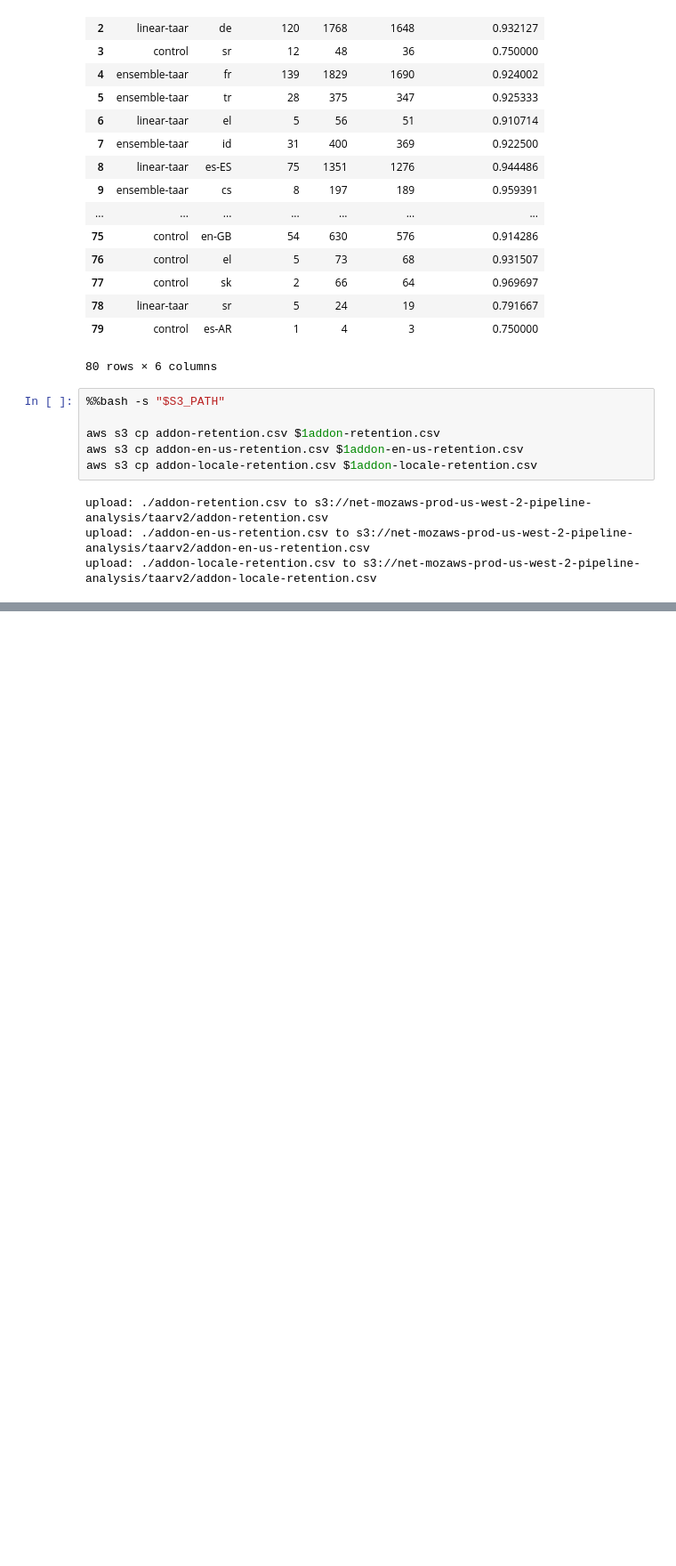
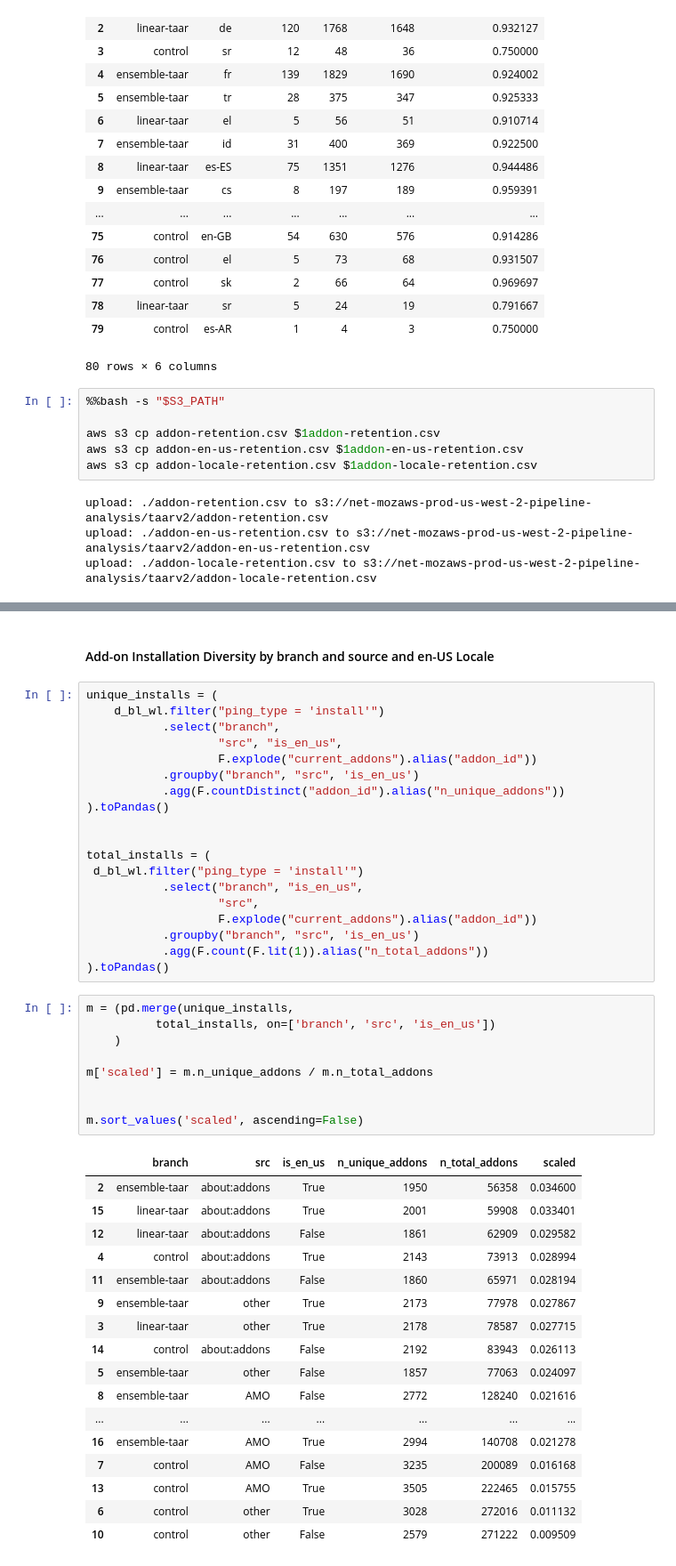
Before and after one commit to mozilla/taar, a Jupyter notebook: analysis/TAARExperimentV2Analysis.ipynb, the cells around one changed output, grey strips where cells are left out. Shown: that part at 89% size. Saved outputs shown, nothing was run; the diff lists cells and outputs as text; blank space fills up the shorter version.

```diff
--- a/analysis/TAARExperimentV2Analysis.ipynb
+++ b/analysis/TAARExperimentV2Analysis.ipynb
@@ -991,0 +1037,48 @@ upload: ./addon-locale-retention.csv to s3://net-mozaws-prod-us-west-2-pipeline-
+# %% [markdown]
+#### Add-on Installation Diversity by branch and source and en-US Locale
+# %%
+unique_installs = (
+    d_bl_wl.filter("ping_type = 'install'")
+           .select("branch",
+                   "src", "is_en_us",
+                   F.explode("current_addons").alias("addon_id"))
+           .groupby("branch", "src", 'is_en_us')
+           .agg(F.countDistinct("addon_id").alias("n_unique_addons"))
+).toPandas()
+
+
+total_installs = (
+ d_bl_wl.filter("ping_type = 'install'")
+           .select("branch", "is_en_us",
+                   "src",
+                   F.explode("current_addons").alias("addon_id"))
+           .groupby("branch", "src", 'is_en_us')
+           .agg(F.count(F.lit(1)).alias("n_total_addons"))
+).toPandas()
+# %%
+m = (pd.merge(unique_installs,
+          total_installs, on=['branch', 'src', 'is_en_us'])
+    )
+
+m['scaled'] = m.n_unique_addons / m.n_total_addons
+
+
+m.sort_values('scaled', ascending=False)
+# %% [output]
+|  | branch | src | is_en_us | n_unique_addons | n_total_addons | scaled |
+| 2 | ensemble-taar | about:addons | True | 1950 | 56358 | 0.034600 |
+| 15 | linear-taar | about:addons | True | 2001 | 59908 | 0.033401 |
+| 12 | linear-taar | about:addons | False | 1861 | 62909 | 0.029582 |
+| 4 | control | about:addons | True | 2143 | 73913 | 0.028994 |
+| 11 | ensemble-taar | about:addons | False | 1860 | 65971 | 0.028194 |
+| 9 | ensemble-taar | other | True | 2173 | 77978 | 0.027867 |
+| 3 | linear-taar | other | True | 2178 | 78587 | 0.027715 |
+| 14 | control | about:addons | False | 2192 | 83943 | 0.026113 |
+| 5 | ensemble-taar | other | False | 1857 | 77063 | 0.024097 |
+| 8 | ensemble-taar | AMO | False | 2772 | 128240 | 0.021616 |
+| ... | ... | ... | ... | ... | ... | ... |
+| 16 | ensemble-taar | AMO | True | 2994 | 140708 | 0.021278 |
+| 7 | control | AMO | False | 3235 | 200089 | 0.016168 |
+| 13 | control | AMO | True | 3505 | 222465 | 0.015755 |
+| 6 | control | other | True | 3028 | 272016 | 0.011132 |
+| 10 | control | other | False | 2579 | 271222 | 0.009509 |
```
Also changed, not shown: parts of 5 cells of this notebook, 1 other file.
